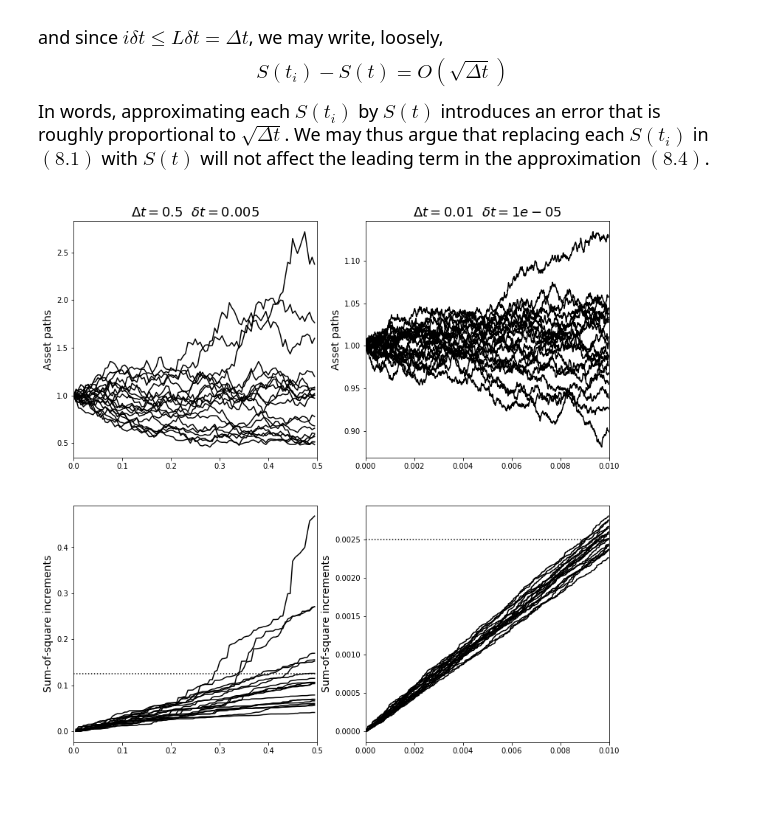
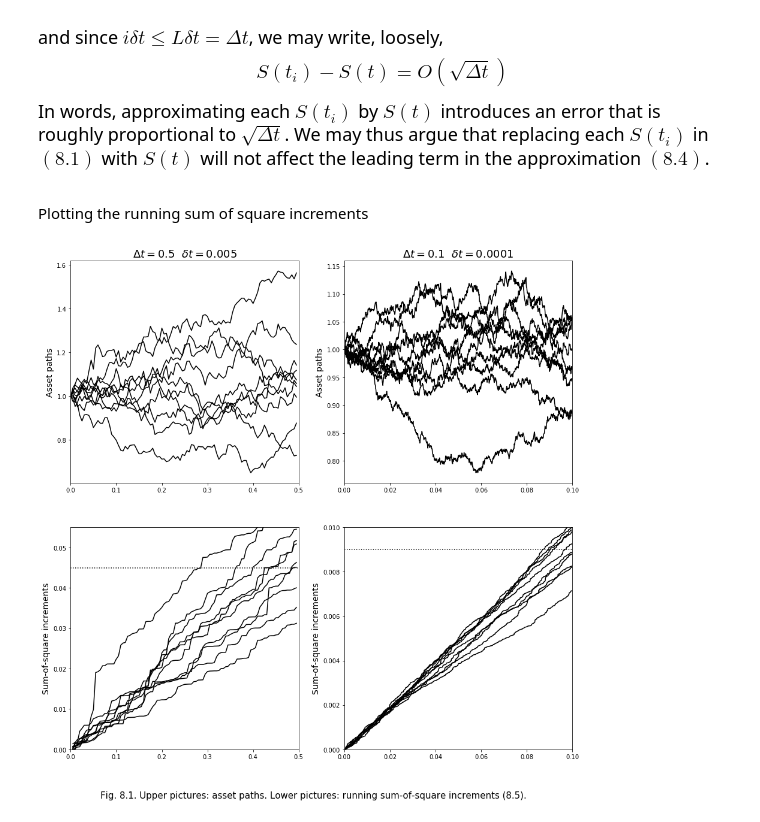
Before and after one commit to SherShahSuri/FOV, a Jupyter notebook: 8. Black Scholes PDE and formulas.ipynb, the cells around one changed output. Drawn from its saved outputs; the diff is of its cells as text; code cells hidden in the pictures; blank space fills up the shorter version.

```diff
--- a/8. Black Scholes PDE and formulas.ipynb
+++ b/8. Black Scholes PDE and formulas.ipynb
@@ -92,39 +92,46 @@ def get_stock_prices(interval_end=1, mu=0.05, sigma=0.5, delta_t=0.01, simulatio
     df=df.cumprod(axis=0)
     df=df.iloc[:-1]
     return df
+# %% [markdown]
+Plotting the running sum of square increments
 # %%
-interval_end1=0.5; delta_t1=0.005
-interval_end2=0.01; delta_t2=0.00001
-simulations=20
-figsize=13
-stock_price_data1=get_stock_prices(interval_end=interval_end1, simulations=simulations, delta_t=delta_t1)
-stock_price_data2=get_stock_prices(interval_end=interval_end2, simulations=simulations, delta_t=delta_t2)
+interval_end1=0.5; delta_t1=0.005;  sigma1=0.3
+interval_end2=0.1; delta_t2=0.0001; sigma2=0.3
+simulations=10
+figsize=15
+stock_price_data1=get_stock_prices(interval_end=interval_end1, sigma=sigma1, simulations=simulations, delta_t=delta_t1)
+stock_price_data2=get_stock_prices(interval_end=interval_end2, sigma=sigma2, simulations=simulations, delta_t=delta_t2)
 fig,axes=plt.subplots(nrows=2, ncols=2, figsize=(figsize,figsize))
 
 axes[0][0].set_title(r'$\Delta t='+str(interval_end1)+'\ \ \delta t ='+str(delta_t1)+'$', fontsize=18)
 axes[0][1].set_title(r'$\Delta t='+str(interval_end2)+'\ \ \delta t ='+str(delta_t2)+'$', fontsize=18)
 
 axes[0][0].set_xlim([0,interval_end1])
 axes[0][1].set_xlim([0,interval_end2])
 axes[1][0].set_xlim([0,interval_end1])
 axes[1][1].set_xlim([0,interval_end2])
+
+axes[1][0].set_ylim([0,0.055])
+axes[1][1].set_ylim([0,0.01])
 
 axes[0][0].set_ylabel('Asset paths', fontsize=14)
 axes[0][1].set_ylabel('Asset paths', fontsize=14)
 axes[1][0].set_ylabel('Sum-of-square increments', fontsize=14)
 axes[1][1].set_ylabel('Sum-of-square increments', fontsize=14)
 
 for i in range(simulations):
     axes[0][0].plot([s*delta_t1 for s in list(range(0,(int)(interval_end1/delta_t1)))],
                     stock_price_data1[i], color='black', ls='-')
     axes[0][1].plot([s*delta_t2 for s in list(range(0,(int)(interval_end2/delta_t2)))],
                     stock_price_data2[i], color='black', ls='-')
     axes[1][0].plot([s*delta_t1 for s in list(range(0,(int)(interval_end1/delta_t1)))],
                     stock_price_data1[i].diff(periods=1).pow(2).cumsum(axis=0), color='black', ls='-')
     axes[1][1].plot([s*delta_t2 for s in list(range(0,(int)(interval_end2/delta_t2)))],
                     stock_price_data2[i].diff(periods=1).pow(2).cumsum(axis=0), color='black', ls='-')
-axes[1][0].axhline(y=0.5**2*interval_end1, color='black', ls=':')
-axes[1][1].axhline(y=0.5**2*interval_end2, color='black', ls=':')
+axes[1][0].axhline(y=sigma1**2*interval_end1, color='black', ls=':')
+axes[1][1].axhline(y=sigma2**2*interval_end2, color='black', ls=':')
+fig.text(.5, .05, 'Fig. 8.1. Upper pictures: asset paths. Lower pictures: running sum-of-square increments (8.5).',ha='center',
+        fontsize=15)
 plt.show()
 # %% [output]
-[figure, old version]
+[figure, new version]
```
Also changed, not shown: parts of 1 cell of this notebook, 1 other file.
